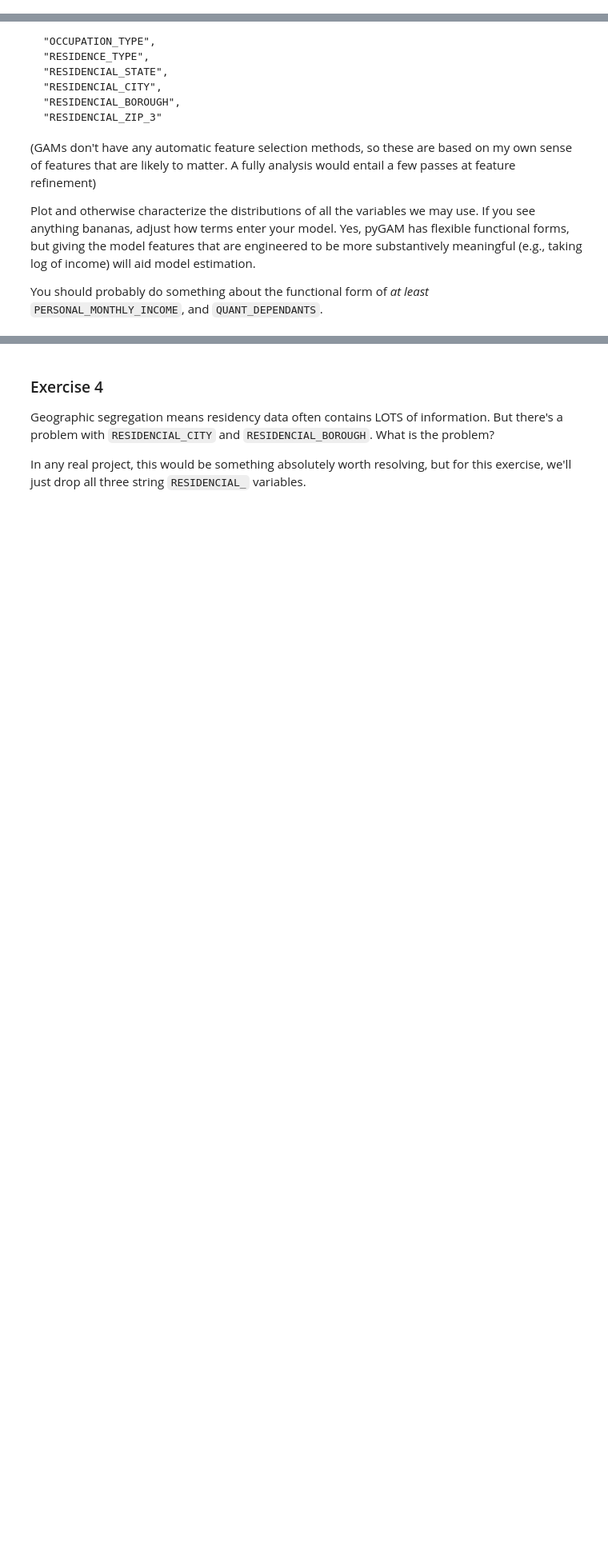
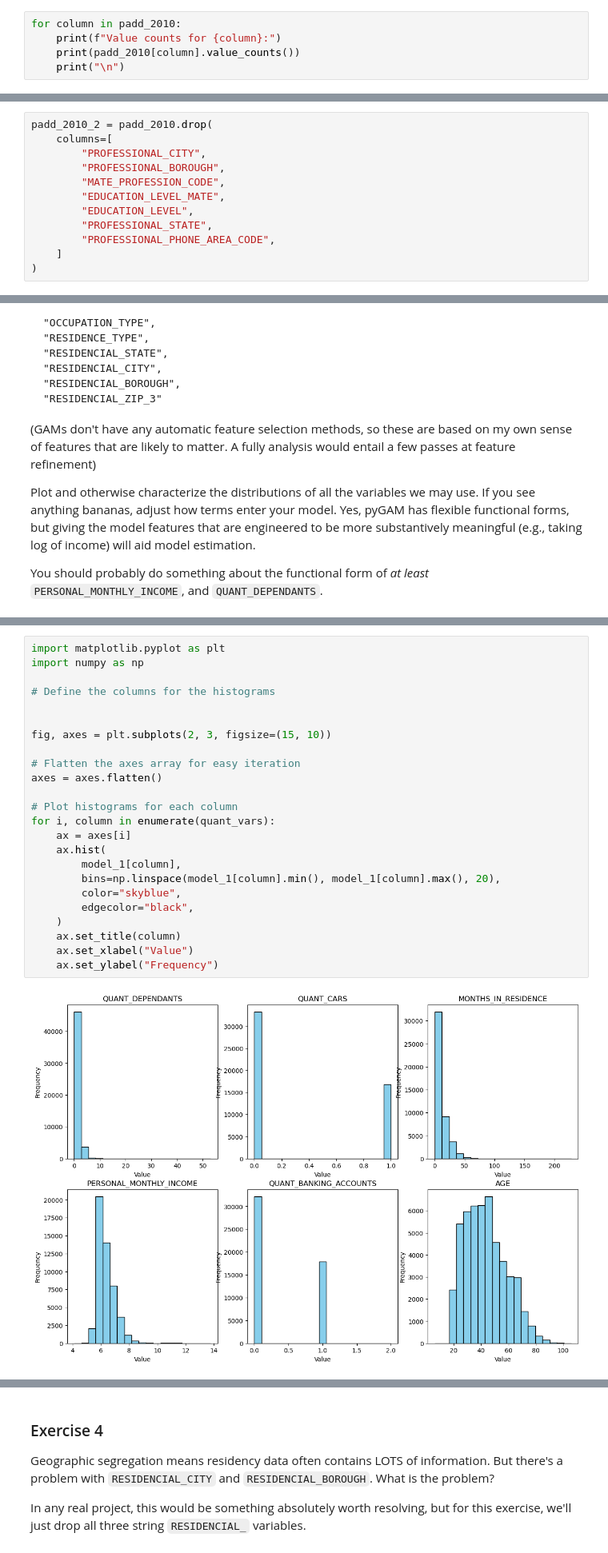
Before and after one commit to dani-jimlar/UDS_2024, a Jupyter notebook: exercise_interpretable.ipynb, the cells around one changed output, grey strips where cells are left out. Shown at 80% size. Drawn from its saved outputs; the diff is of its cells as text; blank space fills up the shorter version.

```diff
--- a/exercise_interpretable.ipynb
+++ b/exercise_interpretable.ipynb
@@ -55,0 +121,5 @@ Hint: Some variables have missing values that aren't immediately obviously.
+# %%
+for column in padd_2010:
+    print(f"Value counts for {column}:")
+    print(padd_2010[column].value_counts())
+    print("\n")
@@ -55,0 +144,12 @@ Hint: Some variables have missing values that aren't immediately obviously.
+# %%
+padd_2010_2 = padd_2010.drop(
+    columns=[
+        "PROFESSIONAL_CITY",
+        "PROFESSIONAL_BOROUGH",
+        "MATE_PROFESSION_CODE",
+        "EDUCATION_LEVEL_MATE",
+        "EDUCATION_LEVEL",
+        "PROFESSIONAL_STATE",
+        "PROFESSIONAL_PHONE_AREA_CODE",
+    ]
+)
@@ -82,0 +254,26 @@ You should probably do something about the functional form of *at least* `PERSON
+# %%
+import matplotlib.pyplot as plt
+import numpy as np
+
+# Define the columns for the histograms
+
+
+fig, axes = plt.subplots(2, 3, figsize=(15, 10))
+
+# Flatten the axes array for easy iteration
+axes = axes.flatten()
+
+# Plot histograms for each column
+for i, column in enumerate(quant_vars):
+    ax = axes[i]
+    ax.hist(
+        model_1[column],
+        bins=np.linspace(model_1[column].min(), model_1[column].max(), 20),
+        color="skyblue",
+        edgecolor="black",
+    )
+    ax.set_title(column)
+    ax.set_xlabel("Value")
+    ax.set_ylabel("Frequency")
+# %% [output]
+[figure, added]
```
Also changed, not shown: parts of 23 cells of this notebook.
